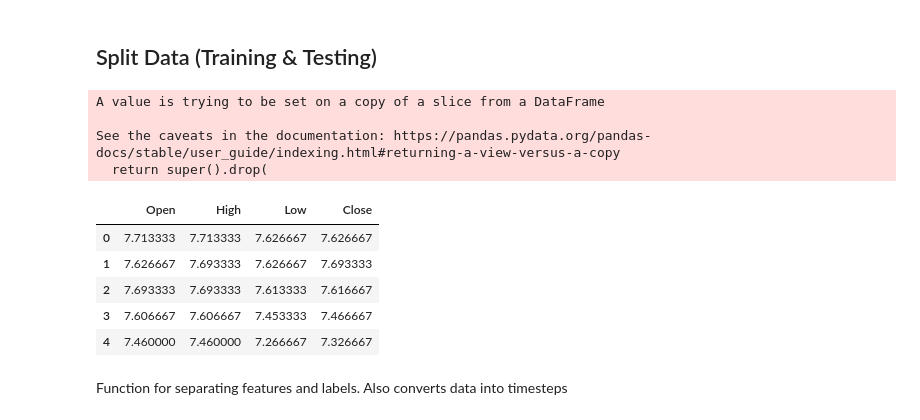
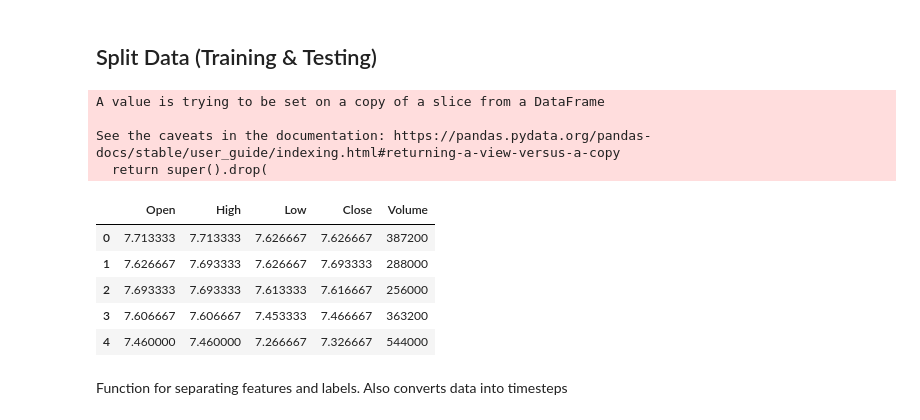
Before and after one commit to cornelius-muhatia/lstm-stock-prediction, a Jupyter notebook: ibm-price-prediction.ipynb, the cells around one changed output. Saved outputs shown, nothing was run; the diff lists cells and outputs as text; code cells hidden in the pictures.

```diff
--- a/ibm-price-prediction.ipynb
+++ b/ibm-price-prediction.ipynb
@@ -47,18 +47,18 @@ data.plot(title="IBM Graph", grid=True, y=['Close', 'High', 'Low'])
 ## Split Data (Training &  Testing)
 # %%
 training_data = data[data['Date'] < TRAIN_DATE_BOUNDARY]
-training_data.drop(inplace=True, columns=['Date', 'Adj Close', 'Volume'], axis=1)
+training_data.drop(inplace=True, columns=['Date', 'Adj Close'], axis=1)
 training_data.head()
 # %% [output]
 A value is trying to be set on a copy of a slice from a DataFrame
 
 See the caveats in the documentation: https://pandas.pydata.org/pandas-docs/stable/user_guide/indexing.html#returning-a-view-versus-a-copy
   return super().drop(
-|  | Open | High | Low | Close |
-| 0 | 7.713333 | 7.713333 | 7.626667 | 7.626667 |
-| 1 | 7.626667 | 7.693333 | 7.626667 | 7.693333 |
-| 2 | 7.693333 | 7.693333 | 7.613333 | 7.616667 |
-| 3 | 7.606667 | 7.606667 | 7.453333 | 7.466667 |
-| 4 | 7.460000 | 7.460000 | 7.266667 | 7.326667 |
+|  | Open | High | Low | Close | Volume |
+| 0 | 7.713333 | 7.713333 | 7.626667 | 7.626667 | 387200 |
+| 1 | 7.626667 | 7.693333 | 7.626667 | 7.693333 | 288000 |
+| 2 | 7.693333 | 7.693333 | 7.613333 | 7.616667 | 256000 |
+| 3 | 7.606667 | 7.606667 | 7.453333 | 7.466667 | 363200 |
+| 4 | 7.460000 | 7.460000 | 7.266667 | 7.326667 | 544000 |
 # %%
 test_data = data[data['Date'] >= TRAIN_DATE_BOUNDARY]
```
Also changed, not shown: parts of 11 cells of this notebook.
